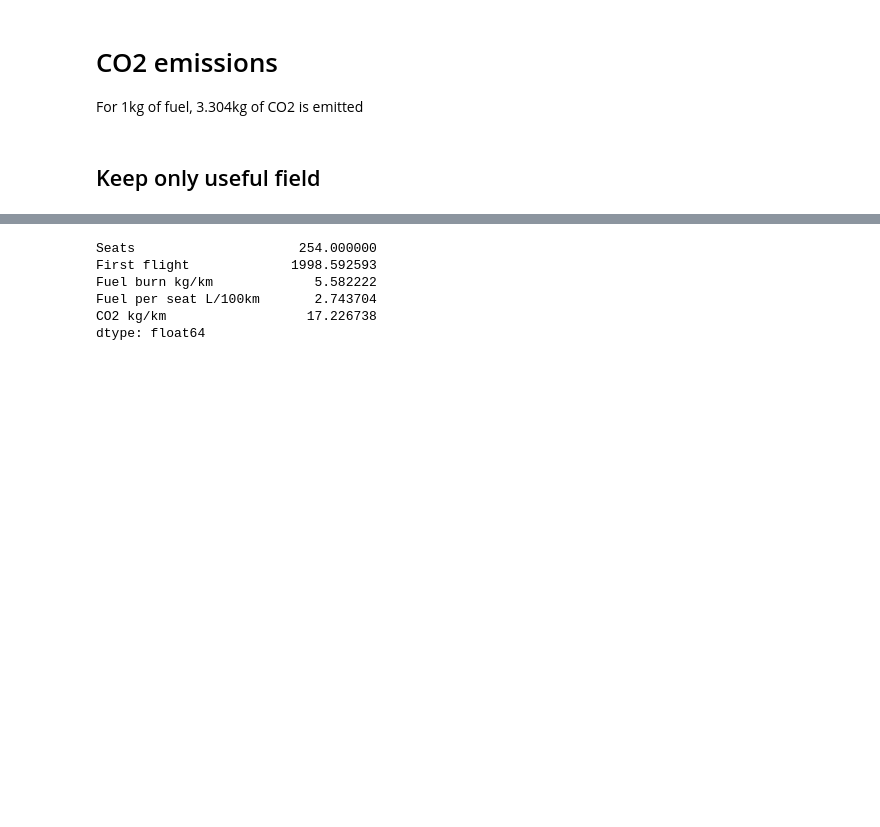
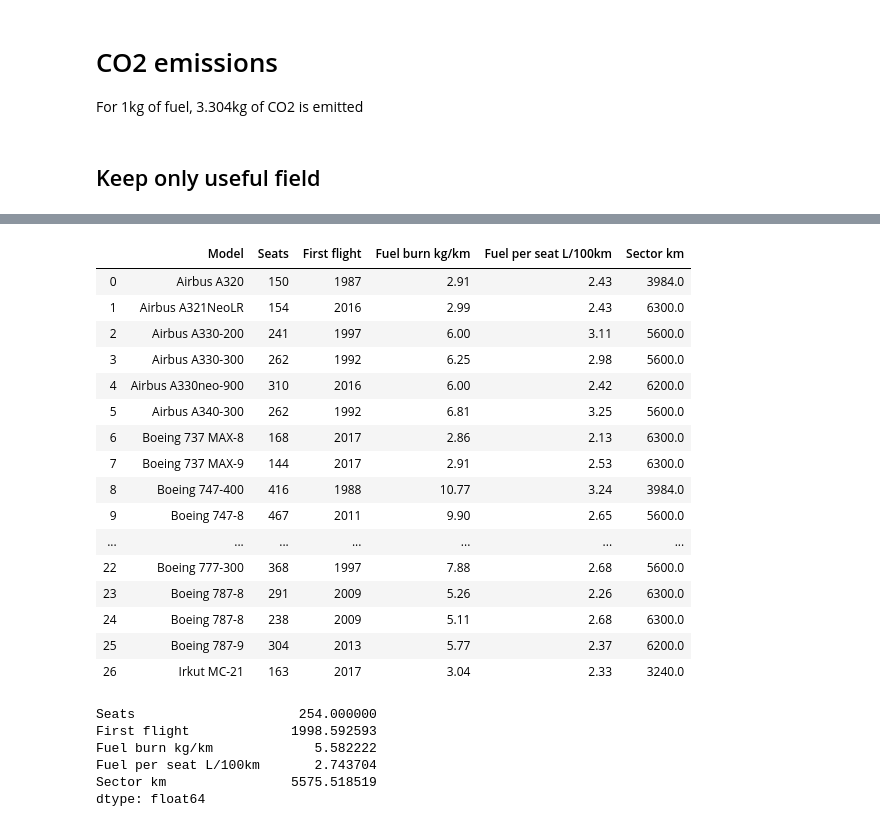
Before and after one commit to Jmion/aviation-co2-impact, a Jupyter notebook: wikipedia_parsing.ipynb, the cells around one changed output, grey strips where cells are left out. Saved outputs shown, nothing was run; the diff lists cells and outputs as text; code cells hidden in the pictures; blank space fills up the shorter version.

```diff
--- a/wikipedia_parsing.ipynb
+++ b/wikipedia_parsing.ipynb
@@ -211,10 +194,30 @@ CO2 kg/km                   9.591288
 dtype: float64
+# %%
+medium_haul_clean
+# %% [output]
+|  | Model | Seats | First flight | Fuel burn kg/km | Fuel per seat L/100km | Sector km |
+| 0 | Airbus A320 | 150 | 1987 | 2.91 | 2.43 | 3984.0 |
+| 1 | Airbus A321NeoLR | 154 | 2016 | 2.99 | 2.43 | 6300.0 |
+| 2 | Airbus A330-200 | 241 | 1997 | 6.00 | 3.11 | 5600.0 |
+| 3 | Airbus A330-300 | 262 | 1992 | 6.25 | 2.98 | 5600.0 |
+| 4 | Airbus A330neo-900 | 310 | 2016 | 6.00 | 2.42 | 6200.0 |
+| 5 | Airbus A340-300 | 262 | 1992 | 6.81 | 3.25 | 5600.0 |
+| 6 | Boeing 737 MAX-8 | 168 | 2017 | 2.86 | 2.13 | 6300.0 |
+| 7 | Boeing 737 MAX-9 | 144 | 2017 | 2.91 | 2.53 | 6300.0 |
+| 8 | Boeing 747-400 | 416 | 1988 | 10.77 | 3.24 | 3984.0 |
+| 9 | Boeing 747-8 | 467 | 2011 | 9.90 | 2.65 | 5600.0 |
+| ... | ... | ... | ... | ... | ... | ... |
+| 22 | Boeing 777-300 | 368 | 1997 | 7.88 | 2.68 | 5600.0 |
+| 23 | Boeing 787-8 | 291 | 2009 | 5.26 | 2.26 | 6300.0 |
+| 24 | Boeing 787-8 | 238 | 2009 | 5.11 | 2.68 | 6300.0 |
+| 25 | Boeing 787-9 | 304 | 2013 | 5.77 | 2.37 | 6200.0 |
+| 26 | Irkut MC-21 | 163 | 2017 | 3.04 | 2.33 | 3240.0 |
 # %%
-medium_haul_.mean()
+medium_haul_clean.mean()
 # %% [output]
 Seats                     254.000000
 First flight             1998.592593
 Fuel burn kg/km             5.582222
 Fuel per seat L/100km       2.743704
-CO2 kg/km                  17.226738
+Sector km                5575.518519
 dtype: float64
```
Also changed, not shown: parts of 22 cells of this notebook.
